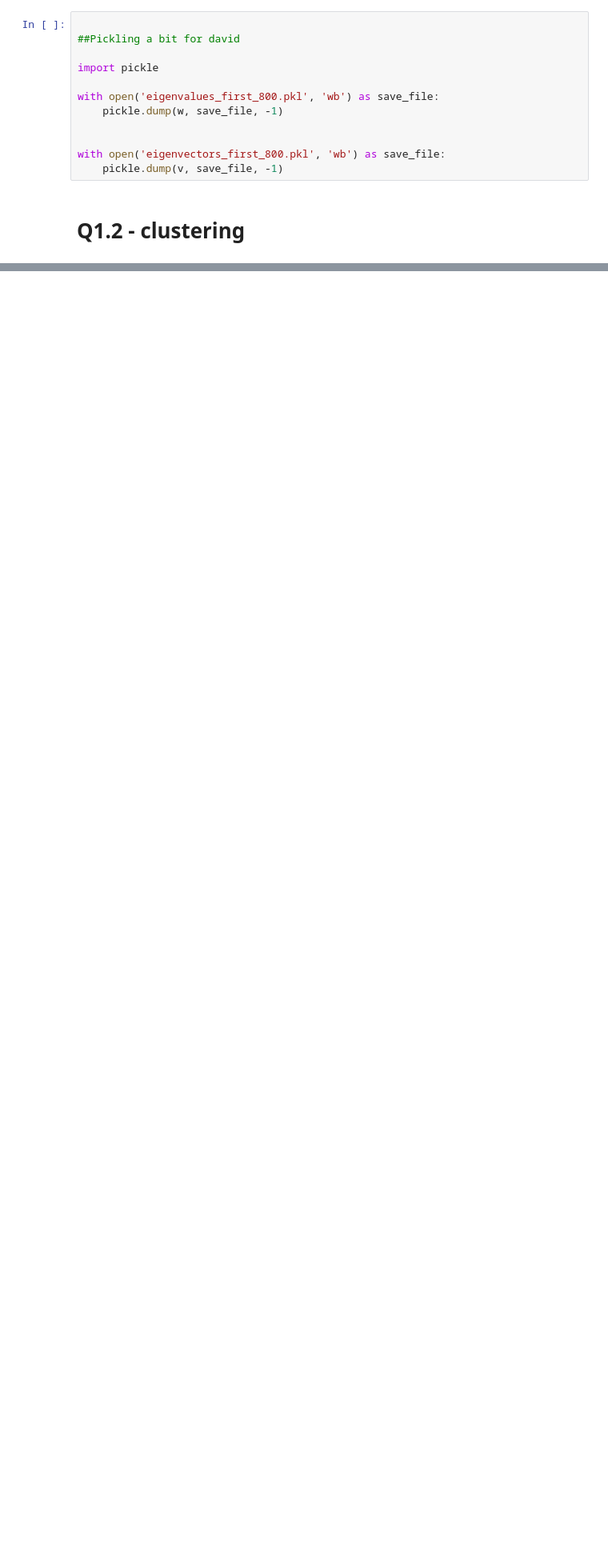
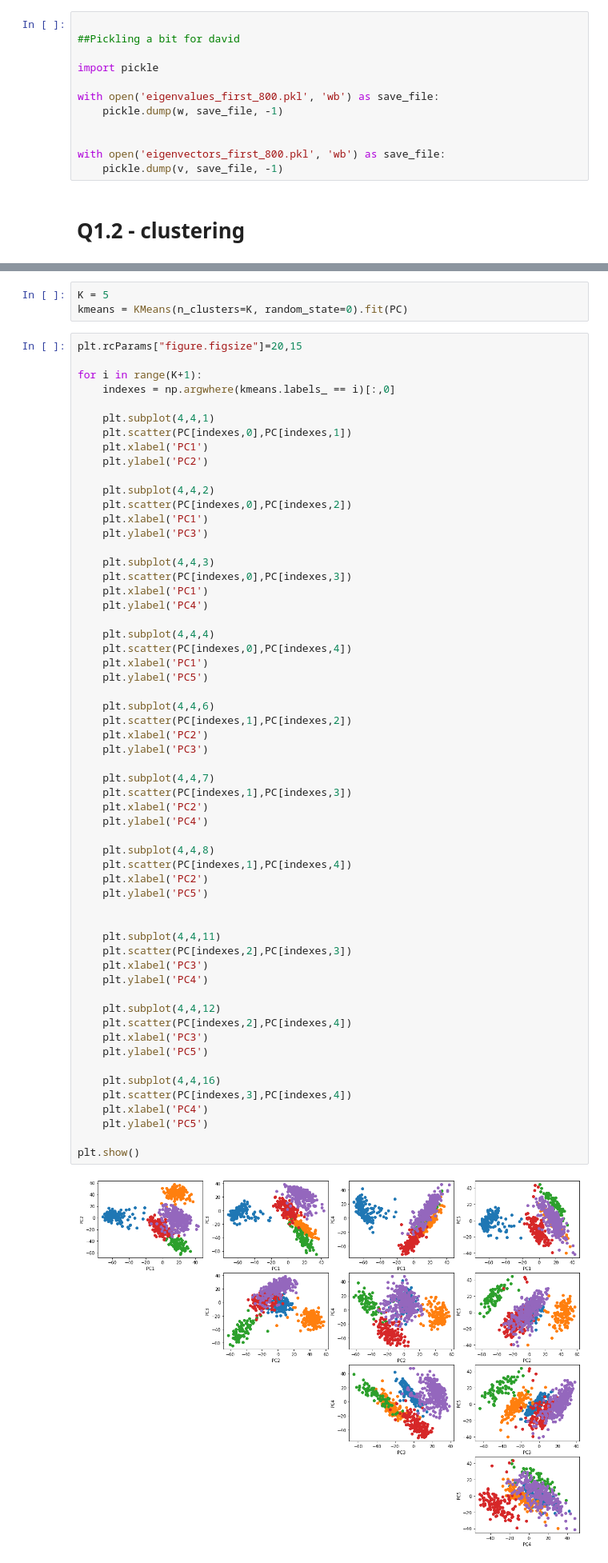
Before and after one commit to dtonderski/statistical_learning_for_big_data, a Jupyter notebook: Homework 2/P2_fred.ipynb, the cells around one changed output, grey strips where cells are left out. Shown at 80% size. Cells and saved outputs as stored; diff of their text form; blank space fills up the shorter version.

```diff
--- a/Homework 2/P2_fred.ipynb
+++ b/Homework 2/P2_fred.ipynb
@@ -221,0 +268,63 @@ from sklearn.cluster import KMeans
+# %%
+K = 5
+kmeans = KMeans(n_clusters=K, random_state=0).fit(PC)
+# %%
+plt.rcParams["figure.figsize"]=20,15
+
+for i in range(K+1):
+    indexes = np.argwhere(kmeans.labels_ == i)[:,0]
+
+    plt.subplot(4,4,1)
+    plt.scatter(PC[indexes,0],PC[indexes,1])
+    plt.xlabel('PC1')
+    plt.ylabel('PC2')
+
+    plt.subplot(4,4,2)
+    plt.scatter(PC[indexes,0],PC[indexes,2])
+    plt.xlabel('PC1')
+    plt.ylabel('PC3')
+
+    plt.subplot(4,4,3)
+    plt.scatter(PC[indexes,0],PC[indexes,3])
+    plt.xlabel('PC1')
+    plt.ylabel('PC4')
+
+    plt.subplot(4,4,4)
+    plt.scatter(PC[indexes,0],PC[indexes,4])
+    plt.xlabel('PC1')
+    plt.ylabel('PC5')
+
+    plt.subplot(4,4,6)
+    plt.scatter(PC[indexes,1],PC[indexes,2])
+    plt.xlabel('PC2')
+    plt.ylabel('PC3')
+
+    plt.subplot(4,4,7)
+    plt.scatter(PC[indexes,1],PC[indexes,3])
+    plt.xlabel('PC2')
+    plt.ylabel('PC4')
+
+    plt.subplot(4,4,8)
+    plt.scatter(PC[indexes,1],PC[indexes,4])
+    plt.xlabel('PC2')
+    plt.ylabel('PC5')
+
+
+    plt.subplot(4,4,11)
+    plt.scatter(PC[indexes,2],PC[indexes,3])
+    plt.xlabel('PC3')
+    plt.ylabel('PC4')
+
+    plt.subplot(4,4,12)
+    plt.scatter(PC[indexes,2],PC[indexes,4])
+    plt.xlabel('PC3')
+    plt.ylabel('PC5')
+
+    plt.subplot(4,4,16)
+    plt.scatter(PC[indexes,3],PC[indexes,4])
+    plt.xlabel('PC4')
+    plt.ylabel('PC5')
+
+plt.show()
+# %% [output]
+[figure, added]
```
Also changed, not shown: parts of 8 cells of this notebook, 1 other file.
